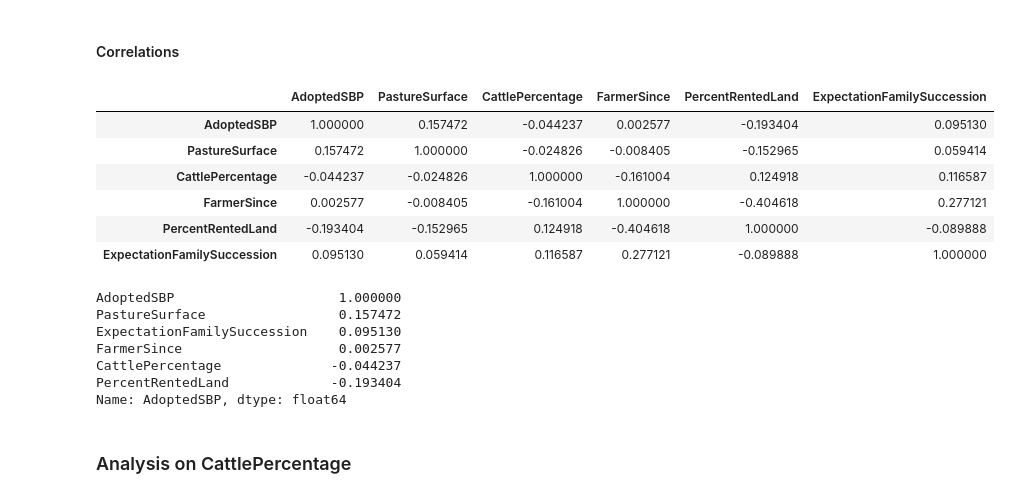
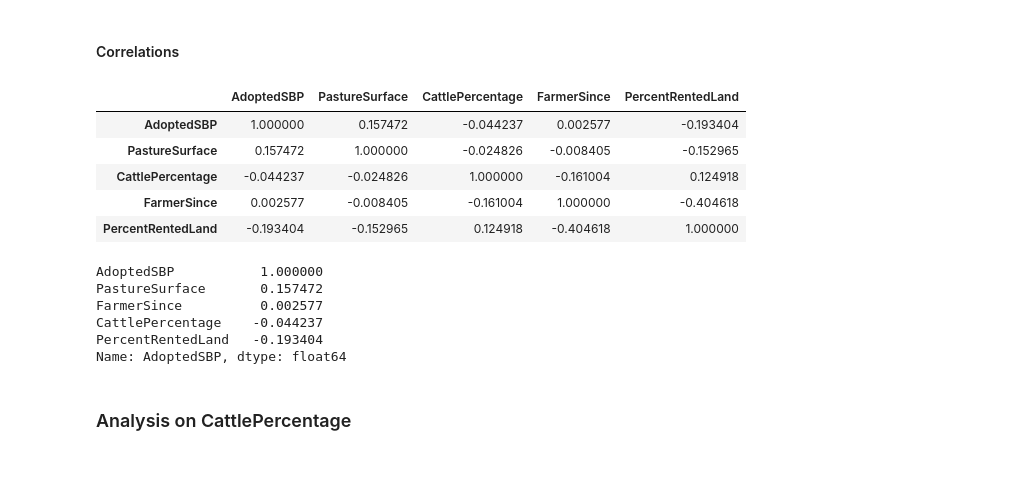
Before and after one commit to giacrava/thesis-sbp-abm, a Jupyter notebook: sbp_abm_survey/survey_analysis/Survey analysis.ipynb, the cells around one changed output. Saved outputs shown, nothing was run; the diff lists cells and outputs as text; code cells hidden in the pictures; blank space fills up the shorter version.

```diff
--- a/sbp_abm_survey/survey_analysis/Survey analysis.ipynb
+++ b/sbp_abm_survey/survey_analysis/Survey analysis.ipynb
@@ -265,4 +264,7 @@ dtypes: float64(3), int32(1), int64(2), object(5)
 memory usage: 2.7+ KB
 # %% [markdown]
 ### Numerical attributes
+# %%
+numerical_attributes = ['AdoptedSBP', 'PastureSurface', 'CattlePercentage', 'FarmerSince', 'PercentRentedLand']
+farms30_num = farms30[numerical_attributes]
 # %%
@@ -290,23 +290,21 @@ numerical_attributes = ['AdoptedSBP', 'PastureSurface', 'CattlePercentage', 'Far
 # %%
-corr_matrix = farms30.corr()
+corr_matrix = farms30_num.corr()
 corr_matrix
 # %% [output]
-|  | AdoptedSBP | PastureSurface | CattlePercentage | FarmerSince | PercentRentedLand | ExpectationFamilySuccession |
-| AdoptedSBP | 1.000000 | 0.157472 | -0.044237 | 0.002577 | -0.193404 | 0.095130 |
-| PastureSurface | 0.157472 | 1.000000 | -0.024826 | -0.008405 | -0.152965 | 0.059414 |
-| CattlePercentage | -0.044237 | -0.024826 | 1.000000 | -0.161004 | 0.124918 | 0.116587 |
-| FarmerSince | 0.002577 | -0.008405 | -0.161004 | 1.000000 | -0.404618 | 0.277121 |
-| PercentRentedLand | -0.193404 | -0.152965 | 0.124918 | -0.404618 | 1.000000 | -0.089888 |
-| ExpectationFamilySuccession | 0.095130 | 0.059414 | 0.116587 | 0.277121 | -0.089888 | 1.000000 |
+|  | AdoptedSBP | PastureSurface | CattlePercentage | FarmerSince | PercentRentedLand |
+| AdoptedSBP | 1.000000 | 0.157472 | -0.044237 | 0.002577 | -0.193404 |
+| PastureSurface | 0.157472 | 1.000000 | -0.024826 | -0.008405 | -0.152965 |
+| CattlePercentage | -0.044237 | -0.024826 | 1.000000 | -0.161004 | 0.124918 |
+| FarmerSince | 0.002577 | -0.008405 | -0.161004 | 1.000000 | -0.404618 |
+| PercentRentedLand | -0.193404 | -0.152965 | 0.124918 | -0.404618 | 1.000000 |
 # %%
 corr_matrix['AdoptedSBP'].sort_values(ascending=False)
 # %% [output]
-AdoptedSBP                     1.000000
-PastureSurface                 0.157472
-ExpectationFamilySuccession    0.095130
-FarmerSince                    0.002577
-CattlePercentage              -0.044237
-PercentRentedLand             -0.193404
+AdoptedSBP           1.000000
+PastureSurface       0.157472
+FarmerSince          0.002577
+CattlePercentage    -0.044237
+PercentRentedLand   -0.193404
 Name: AdoptedSBP, dtype: float64
 # %%
 #from pandas.plotting import scatter_matrix
```
Also changed, not shown: parts of 19 cells of this notebook, 19 other files.
